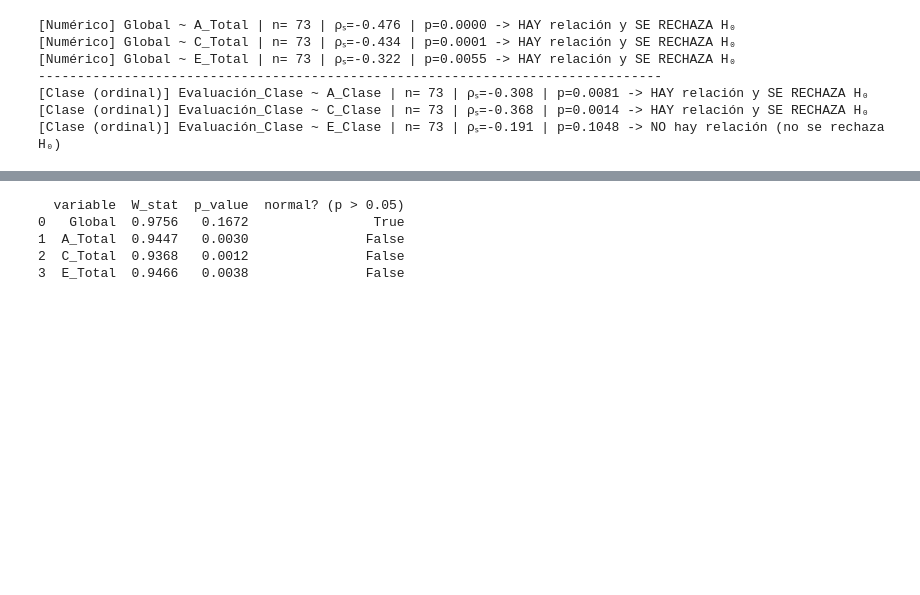
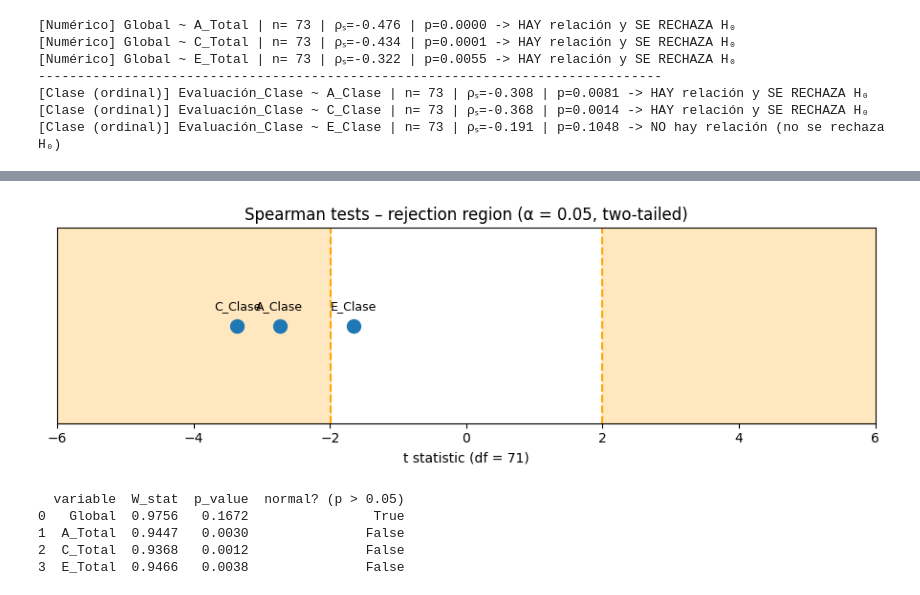
Before and after one commit to BrajanNieto/stats-prob-py, a Jupyter notebook: 100. PilotoAnalysis.ipynb, the cells around one changed output, grey strips where cells are left out. Drawn from its saved outputs; the diff is of its cells as text; code cells hidden in the pictures; blank space fills up the shorter version.

```diff
--- a/100. PilotoAnalysis.ipynb
+++ b/100. PilotoAnalysis.ipynb
@@ -756,3 +1017,63 @@ for dep, indep in class_pairs:
+# %%
+import matplotlib.pyplot as plt
+import numpy as np
+
+# ------------------------------------------------------------------
+# INPUT: t-statistics for each ordinal pair
+# ------------------------------------------------------------------
+results = {
+    "A_Clase": -2.74,
+    "C_Clase": -3.36,
+    "E_Clase": -1.65,
+}
+
+n = 73              # tamaño de muestra
+df = n - 2          # grados de libertad para t aproximada
+alpha = 0.05        # nivel de significancia (dos colas)
+
+# ------------------------------------------------------------------
+# Valor crítico de t (dos colas). Requiere SciPy; si no, usa 1.99.
+# ------------------------------------------------------------------
+try:
+    from scipy.stats import t
+    tcrit = t.ppf(1 - alpha / 2, df)
+except Exception:
+    tcrit = 1.994  # aproximación para df≈71
+
+# ------------------------------------------------------------------
+# PLOT
+# ------------------------------------------------------------------
+fig, ax = plt.subplots(figsize=(9, 3))
+
+# Zonas de rechazo (sombreado)
+ax.axvspan(-6, -tcrit, color="orange", alpha=0.25)
+ax.axvspan(tcrit,  6,  color="orange", alpha=0.25)
+
+# Líneas límite
+ax.axvline(-tcrit, ls="--", color="orange")
+ax.axvline(tcrit,  ls="--", color="orange")
+
+# Puntos de cada contraste
+x_vals = list(results.values())
+labels = list(results.keys())
+ax.scatter(x_vals, np.zeros_like(x_vals), s=100, zorder=3)
+
+# Anotar cada punto
+for x, label in zip(x_vals, labels):
+    ax.annotate(label, (x, 0), xytext=(0, 12), textcoords="offset points",
+                ha="center", fontsize=9)
+
+# Formato
+ax.set_xlim(-6, 6)
+ax.set_ylim(-1, 1)
+ax.set_yticks([])
+ax.set_xlabel(f"t statistic (df = {df})")
+ax.set_title(f"Spearman tests – rejection region (α = {alpha}, two-tailed)")
+
+plt.tight_layout()
+plt.show()
+# %% [output]
+[figure, added]
 # %%
 import pandas as pd
 from scipy.stats import shapiro
```
Also changed, not shown: parts of 4 cells of this notebook.
